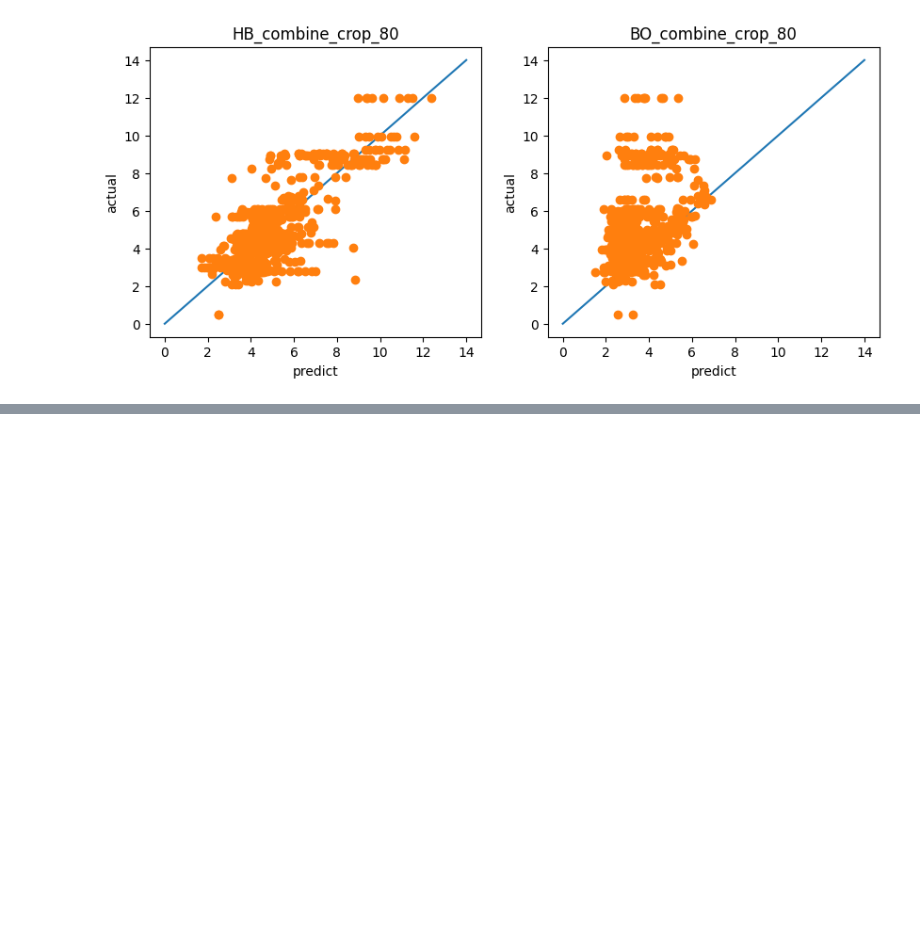
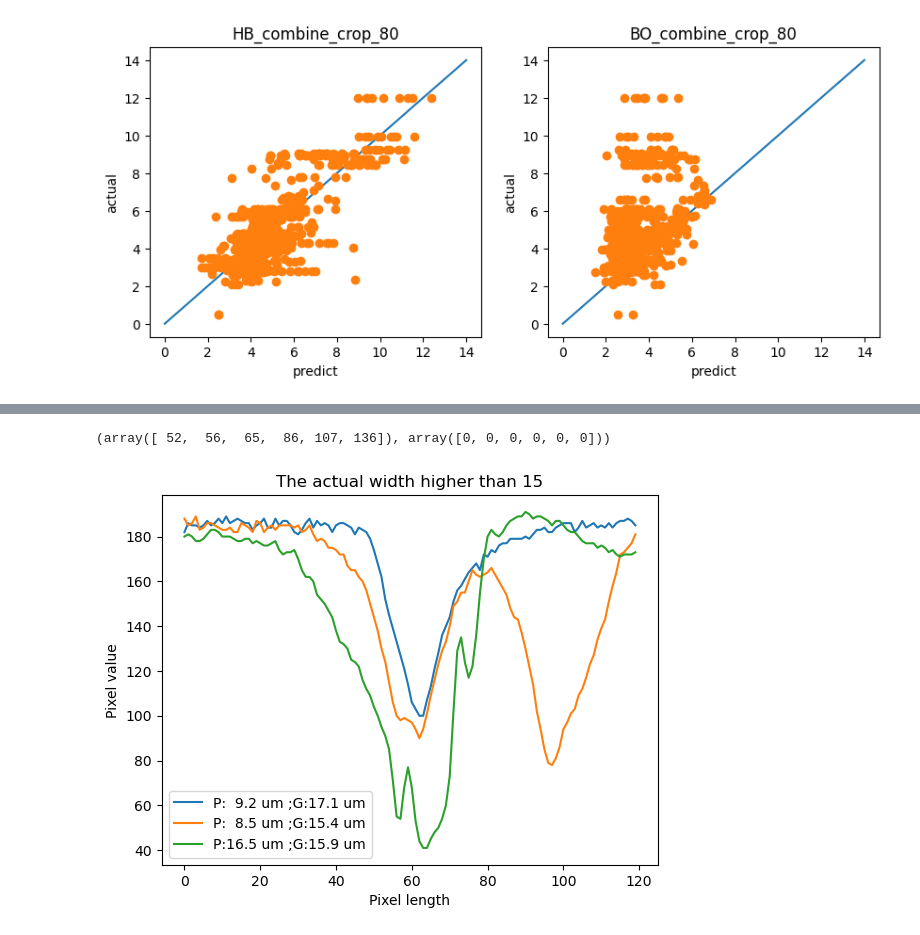
Before and after one commit to KaikaiLinHanze/MasterThesis, a Jupyter notebook: notebook/compare_new_model_check_outlier.ipynb, the cells around one changed output, grey strips where cells are left out. Drawn from its saved outputs; the diff is of its cells as text; code cells hidden in the pictures; blank space fills up the shorter version.

```diff
--- a/notebook/compare_new_model_check_outlier.ipynb
+++ b/notebook/compare_new_model_check_outlier.ipynb
@@ -1004,0 +1007,3 @@ coefficient of determination: -0.4988780239904749
+# %%
+X, y = data("combine_width_test")
+model = load_model()
@@ -1004,0 +1028,22 @@ coefficient of determination: -0.4988780239904749
+# %%
+np.where(y>15.0)
+# %% [output]
+(array([ 52,  56,  65,  86, 107, 136]), array([0, 0, 0, 0, 0, 0]))
+# %%
+import matplotlib.pyplot as plt
+i = 65
+predict = model.predict(np.expand_dims(X[i], axis=0))[0][0]
+plt.plot(X[i],label=('P:  {:0.1f} um ;G:{:0.1f} um'.format(predict, y[i][0])))
+i = 107
+predict = model.predict(np.expand_dims(X[i], axis=0))[0][0]
+plt.plot(X[i],label=('P:  {:0.1f} um ;G:{:0.1f} um'.format(predict, y[i][0])))
+i = 136
+predict = model.predict(np.expand_dims(X[i], axis=0))[0][0]
+plt.plot(X[i],label=('P:{:0.1f} um ;G:{:0.1f} um'.format(predict, y[i][0])))
+plt.legend()
+plt.title("The actual width higher than 15")
+plt.xlabel("Pixel length")
+plt.ylabel("Pixel value")
+plt.savefig("/Users/kai/Downloads/graduation/final_git/MasterThesis/Plot_data/Feature_outlier/Bias of the feature Higher.png")
+# %% [output]
+[figure, added]
```
Also changed, not shown: parts of 5 cells of this notebook, 2 other files.
